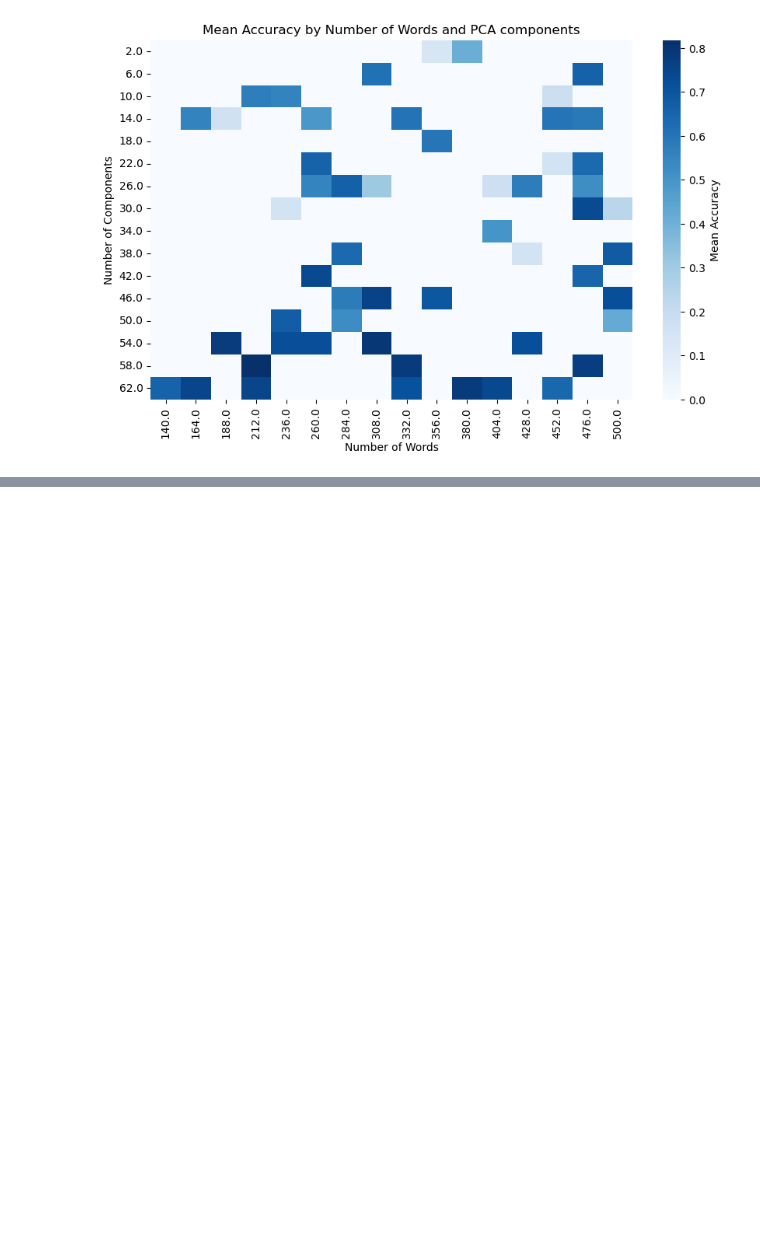
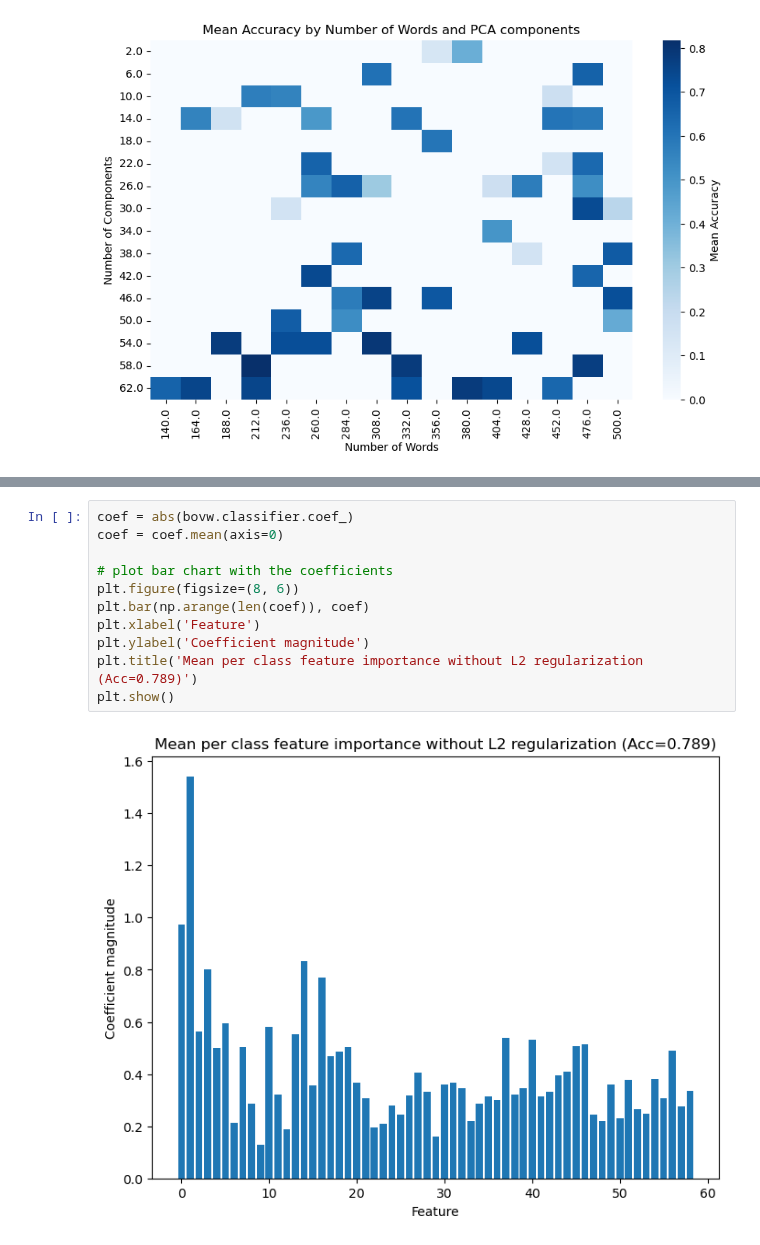
Before and after one commit to MCV-C3/project23-24-08, a Jupyter notebook: Task1/BagofVisualWords.ipynb, the cells around one changed output, grey strips where cells are left out. Saved outputs shown, nothing was run; the diff lists cells and outputs as text; blank space fills up the shorter version.

```diff
--- a/Task1/BagofVisualWords.ipynb
+++ b/Task1/BagofVisualWords.ipynb
@@ -755,0 +755,13 @@ Text(0.5, 1.0, 'Micro-averaged Precision-Recall curve comparing different C valu
+# %%
+coef = abs(bovw.classifier.coef_)
+coef = coef.mean(axis=0)
+
+# plot bar chart with the coefficients
+plt.figure(figsize=(8, 6))
+plt.bar(np.arange(len(coef)), coef)
+plt.xlabel('Feature')
+plt.ylabel('Coefficient magnitude')
+plt.title('Mean per class feature importance without L2 regularization (Acc=0.789)')
+plt.show()
+# %% [output]
+[figure, added]
```
Also changed, not shown: parts of 3 cells of this notebook.
